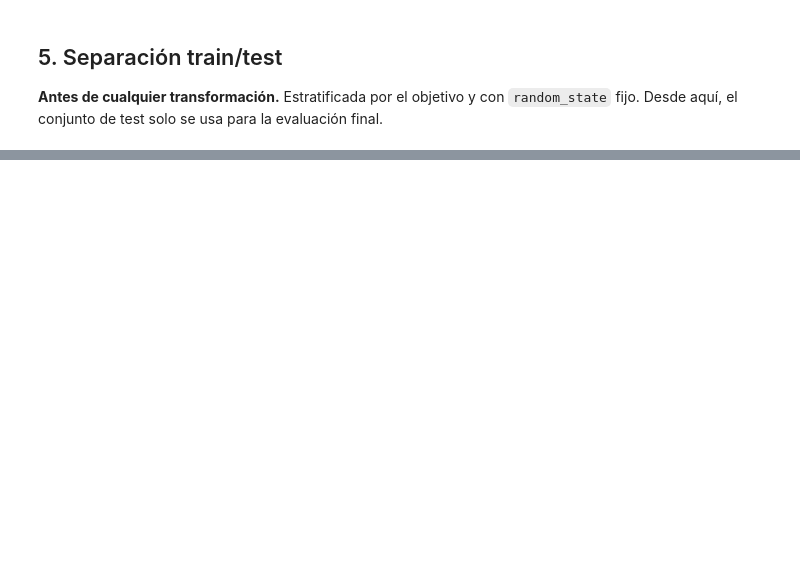
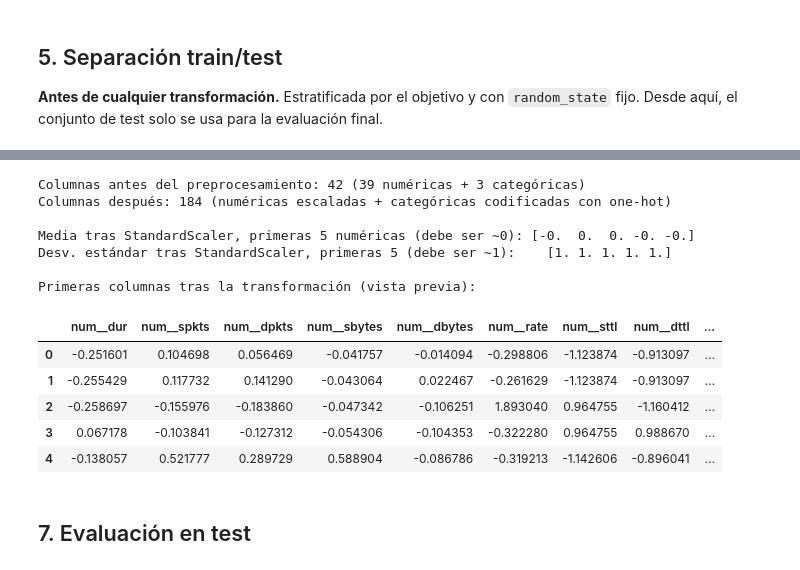
Before and after one commit to admaesmo/modelos1-unsw-nb15, a Jupyter notebook: fase-1/fase1_modelo.ipynb, the cells around one changed output, grey strips where cells are left out. Saved outputs shown, nothing was run; the diff lists cells and outputs as text; code cells hidden in the pictures; blank space fills up the shorter version.

```diff
--- a/fase-1/fase1_modelo.ipynb
+++ b/fase-1/fase1_modelo.ipynb
@@ -105,0 +138,8 @@ print("\nFilas duplicadas:", df.duplicated(subset=COLS_ENTRADA + [TARGET]).sum()
+# %%
+filas_antes = len(df)
+df = df.drop_duplicates(subset=COLS_ENTRADA + [TARGET]).reset_index(drop=True)
+filas_despues = len(df)
+
+print(f"Filas antes de eliminar duplicados: {filas_antes:,}")
+print(f"Duplicados eliminados:              {filas_antes - filas_despues:,} ({(filas_antes - filas_despues) / filas_antes:.1%})")
+print(f"Filas después:                      {filas_despues:,}")
@@ -181,0 +330,11 @@ print("Proporción de ataques -> train:", round(y_train.mean(), 4), "| test:", r
+# %%
+cv = StratifiedKFold(n_splits=CV_FOLDS, shuffle=True, random_state=RANDOM_STATE)
+resultados_cv = {}
+for nombre, estimador in modelos.items():
+    scores = cross_val_score(construir_pipeline(estimador), X_train, y_train,
+                             cv=cv, scoring="f1", n_jobs=1)
+    resultados_cv[nombre] = scores
+    print(f"{nombre:>14}: F1 CV = {scores.mean():.4f} ± {scores.std():.4f}")
+
+mejor = max(resultados_cv, key=lambda k: resultados_cv[k].mean())
+print("\nModelo seleccionado:", mejor)
@@ -181,0 +350,3 @@ print("Proporción de ataques -> train:", round(y_train.mean(), 4), "| test:", r
+# %%
+pipe_final = construir_pipeline(modelos[mejor])
+pipe_final.fit(X_train, y_train)
@@ -181,0 +375,38 @@ print("Proporción de ataques -> train:", round(y_train.mean(), 4), "| test:", r
+# %%
+from scipy.sparse import issparse
+
+prep = pipe_final.named_steps["prep"]
+X_train_prep = prep.transform(X_train)          # reutiliza el preprocesador ya ajustado; no es un nuevo fit
+nombres_prep = prep.get_feature_names_out()
+
+print(f"Columnas antes del preprocesamiento: {X_train.shape[1]} "
+      f"({len(COLS_NUMERICAS)} numéricas + {len(COLS_CATEGORICAS)} categóricas)")
+print(f"Columnas después: {X_train_prep.shape[1]} "
+      f"(numéricas escaladas + categóricas codificadas con one-hot)")
+
+idx_num = [i for i, n in enumerate(nombres_prep) if n.startswith("num__")]
+bloque_num = X_train_prep[:, idx_num]
+bloque_num = bloque_num.toarray() if issparse(bloque_num) else bloque_num
+print("\nMedia tras StandardScaler, primeras 5 numéricas (debe ser ~0):", np.round(bloque_num.mean(axis=0)[:5], 3))
+print("Desv. estándar tras StandardScaler, primeras 5 (debe ser ~1):   ", np.round(bloque_num.std(axis=0)[:5], 3))
+
+print("\nPrimeras columnas tras la transformación (vista previa):")
+preview = X_train_prep[:5, :10]
+preview = preview.toarray() if issparse(preview) else preview
+pd.DataFrame(preview, columns=nombres_prep[:10])
+# %% [output]
+Columnas antes del preprocesamiento: 42 (39 numéricas + 3 categóricas)
+Columnas después: 184 (numéricas escaladas + categóricas codificadas con one-hot)
+
+Media tras StandardScaler, primeras 5 numéricas (debe ser ~0): [-0.  0.  0. -0. -0.]
+Desv. estándar tras StandardScaler, primeras 5 (debe ser ~1):    [1. 1. 1. 1. 1.]
+
+Primeras columnas tras la transformación (vista previa):
+|  | num__dur | num__spkts | num__dpkts | num__sbytes | num__dbytes | num__rate | num__sttl | num__dttl | ... |
+| 0 | -0.251601 | 0.104698 | 0.056469 | -0.041757 | -0.014094 | -0.298806 | -1.123874 | -0.913097 | ... |
+| 1 | -0.255429 | 0.117732 | 0.141290 | -0.043064 | 0.022467 | -0.261629 | -1.123874 | -0.913097 | ... |
+| 2 | -0.258697 | -0.155976 | -0.183860 | -0.047342 | -0.106251 | 1.893040 | 0.964755 | -1.160412 | ... |
+| 3 | 0.067178 | -0.103841 | -0.127312 | -0.054306 | -0.104353 | -0.322280 | 0.964755 | 0.988670 | ... |
+| 4 | -0.138057 | 0.521777 | 0.289729 | 0.588904 | -0.086786 | -0.319213 | -1.142606 | -0.896041 | ... |
+# %% [markdown]
+## 7. Evaluación en test
```
Also changed, not shown: parts of 25 cells of this notebook, 3 other files.
